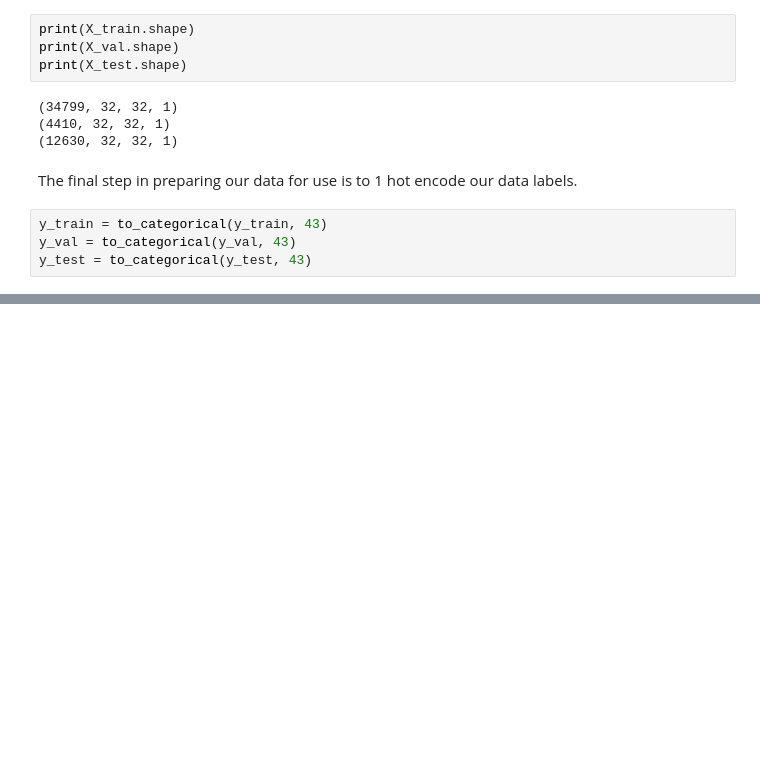
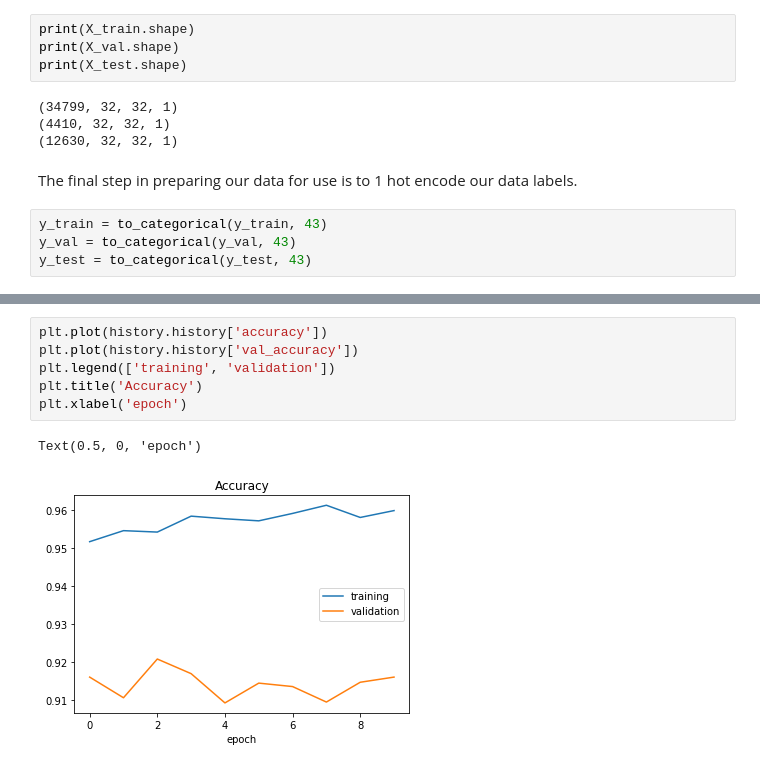
Before and after one commit to hpt1988/Applied-Deep-Learning_The-Complete-Self-Driving-Car-Course, a Jupyter notebook: traffic_signs/traffic_signs.ipynb, the cells around one changed output, grey strips where cells are left out. Cells and saved outputs as stored; diff of their text form; blank space fills up the shorter version.

```diff
--- a/traffic_signs/traffic_signs.ipynb
+++ b/traffic_signs/traffic_signs.ipynb
@@ -276,0 +375,9 @@ y_test = to_categorical(y_test, 43)
+# %%
+plt.plot(history.history['accuracy'])
+plt.plot(history.history['val_accuracy'])
+plt.legend(['training', 'validation'])
+plt.title('Accuracy')
+plt.xlabel('epoch')
+# %% [output]
+Text(0.5, 0, 'epoch')
+[figure, added]
```
Also changed, not shown: parts of 11 cells of this notebook, 3 other files.
